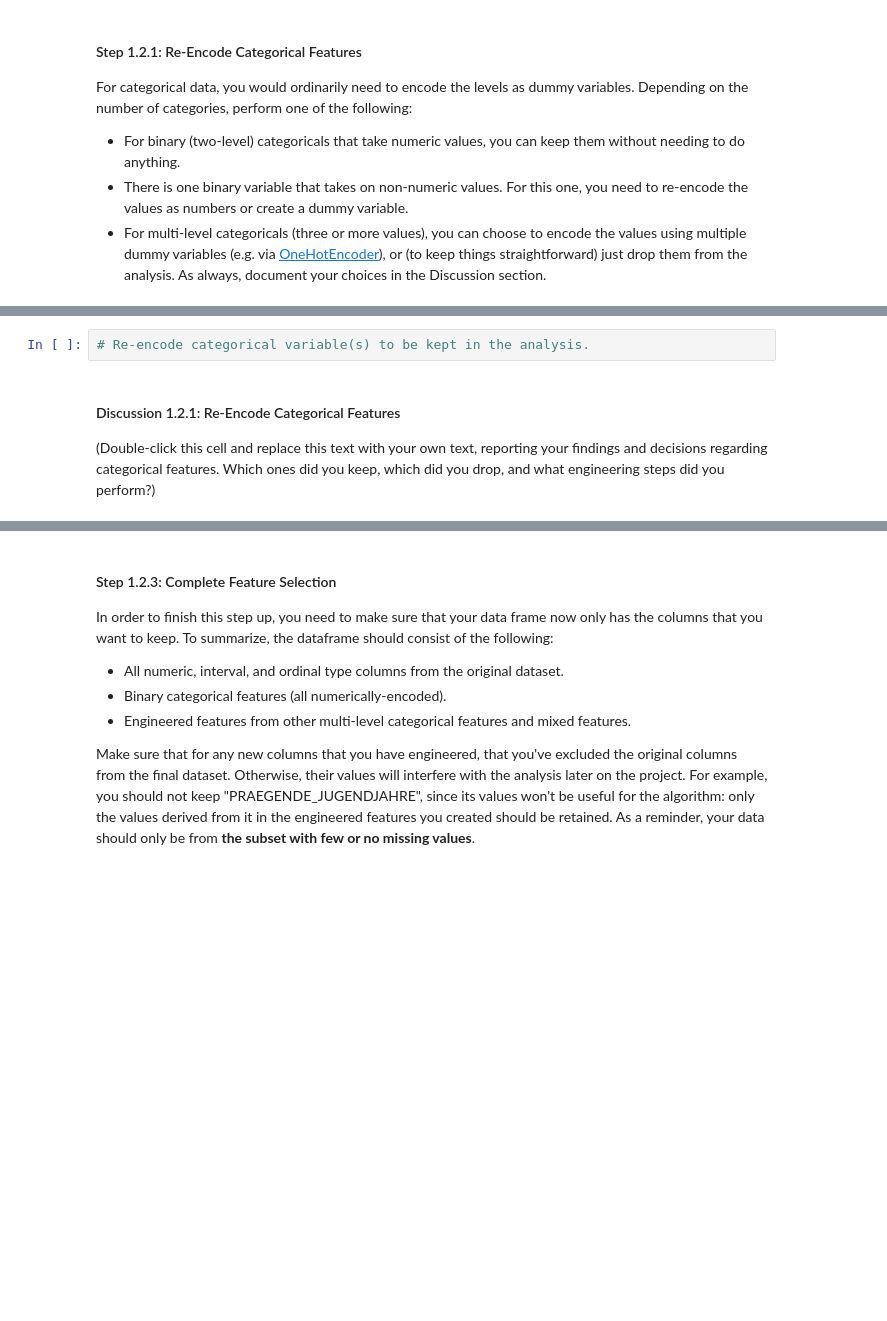
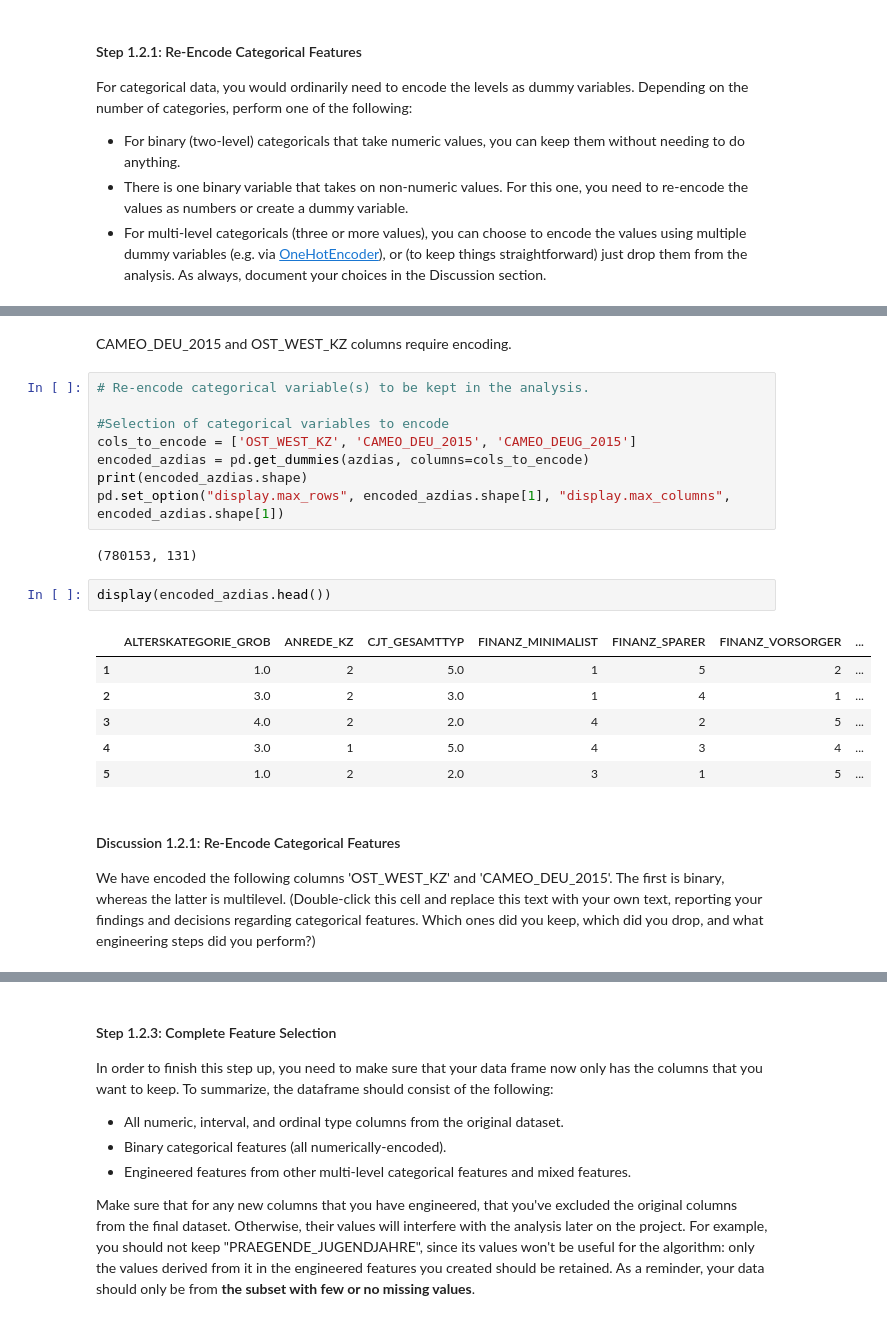
Before and after one commit to ahmedag91/Customer-Segmentation-Using-ML, a Jupyter notebook: Identify_Customer_Segments.ipynb, the cells around one changed output, grey strips where cells are left out. Drawn from its saved outputs; the diff is of its cells as text; blank space fills up the shorter version.

```diff
--- a/Identify_Customer_Segments.ipynb
+++ b/Identify_Customer_Segments.ipynb
@@ -459,8 +493,28 @@ display(pd.DataFrame(cat_types))
-# %%
-# Re-encode categorical variable(s) to be kept in the analysis.
+# %% [markdown]
+CAMEO_DEU_2015 and OST_WEST_KZ columns require encoding.
+# %%
+# Re-encode categorical variable(s) to be kept in the analysis.
+
+#Selection of categorical variables to encode
+cols_to_encode = ['OST_WEST_KZ', 'CAMEO_DEU_2015', 'CAMEO_DEUG_2015']
+encoded_azdias = pd.get_dummies(azdias, columns=cols_to_encode)
+print(encoded_azdias.shape)
+pd.set_option("display.max_rows", encoded_azdias.shape[1], "display.max_columns", encoded_azdias.shape[1])
+# %% [output]
+(780153, 131)
+# %%
+display(encoded_azdias.head())
+# %% [output]
+|  | ALTERSKATEGORIE_GROB | ANREDE_KZ | CJT_GESAMTTYP | FINANZ_MINIMALIST | FINANZ_SPARER | FINANZ_VORSORGER | ... |
+| 1 | 1.0 | 2 | 5.0 | 1 | 5 | 2 | ... |
+| 2 | 3.0 | 2 | 3.0 | 1 | 4 | 1 | ... |
+| 3 | 4.0 | 2 | 2.0 | 4 | 2 | 5 | ... |
+| 4 | 3.0 | 1 | 5.0 | 4 | 3 | 4 | ... |
+| 5 | 1.0 | 2 | 2.0 | 3 | 1 | 5 | ... |
 # %% [markdown]
 #### Discussion 1.2.1: Re-Encode Categorical Features
 
+We have encoded the following columns 'OST_WEST_KZ' and 'CAMEO_DEU_2015'. The first is binary, whereas the latter is multilevel.
 (Double-click this cell and replace this text with your own text, reporting your findings and decisions regarding categorical features. Which ones did you keep, which did you drop, and what engineering steps did you perform?)
 # %% [markdown]
 #### Step 1.2.2: Engineer Mixed-Type Features
```
Also changed, not shown: parts of 25 cells of this notebook.
